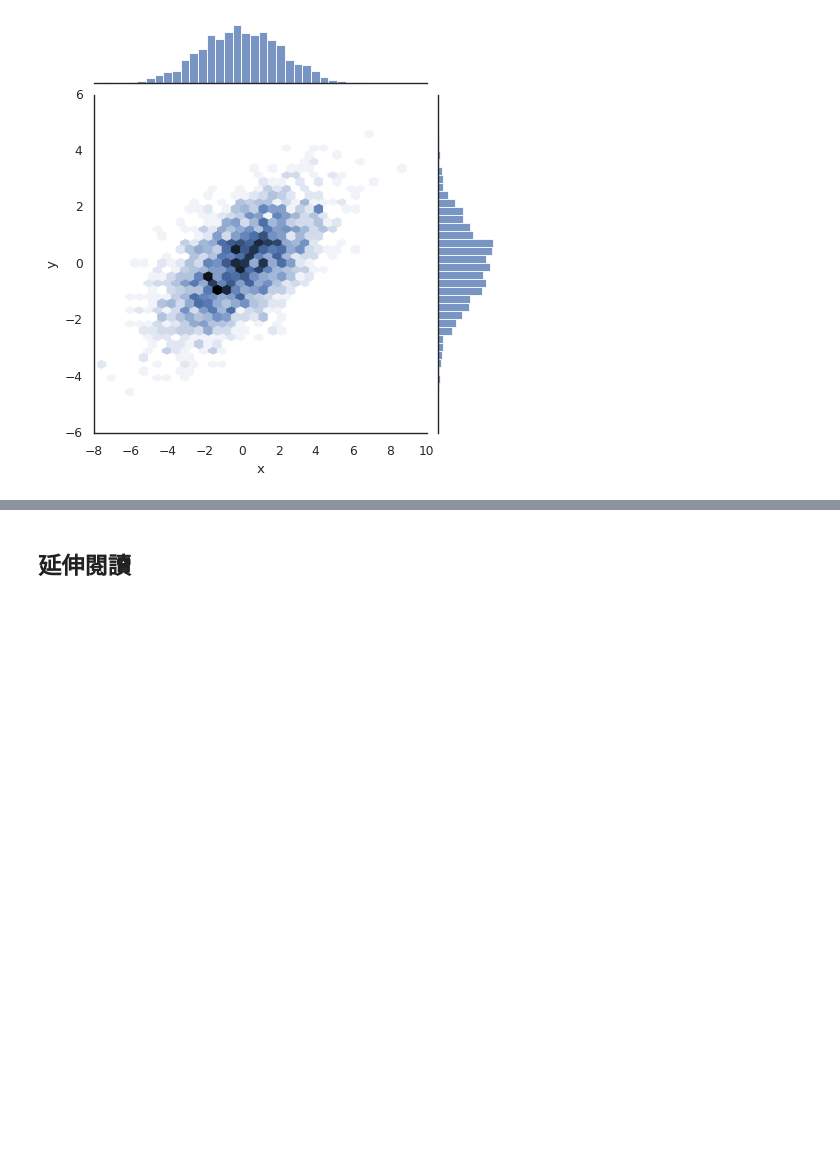
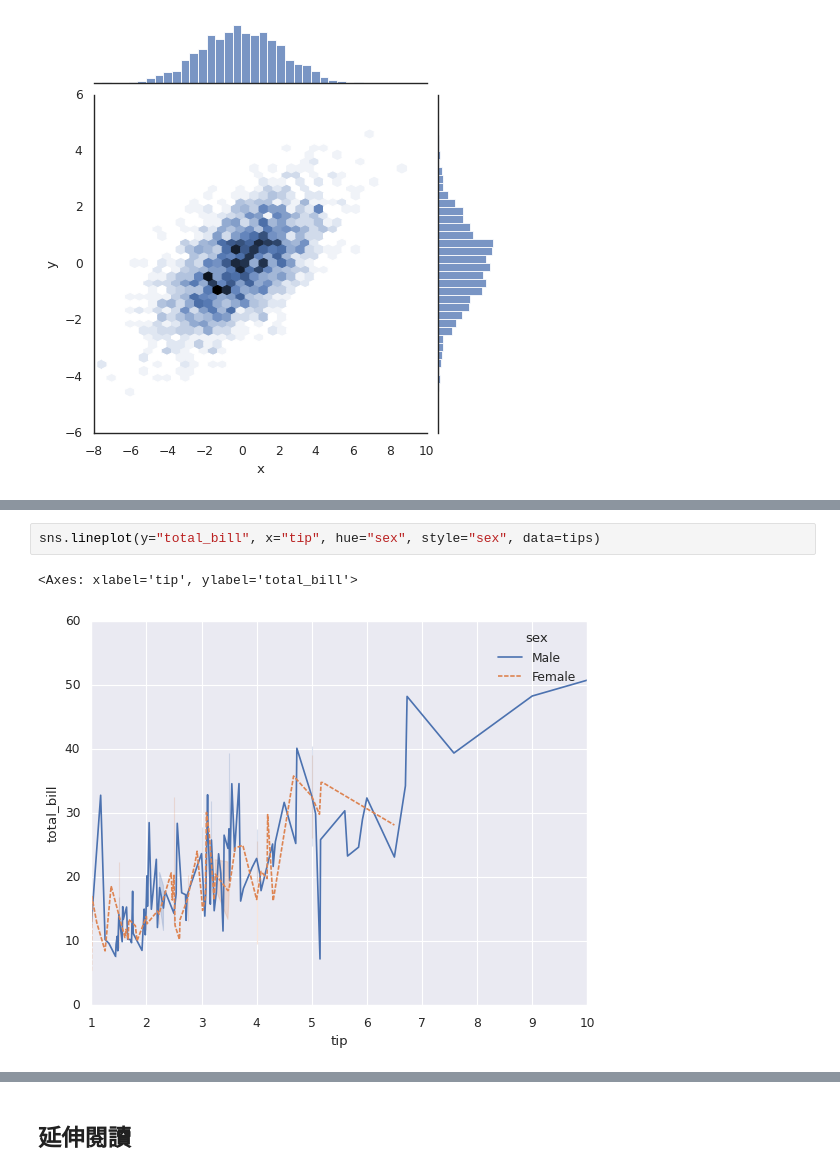
Before and after one commit to willismax/MediaSystem-Python-Course, a Jupyter notebook: 01.Intro-Python/來畫圖好嗎_資料視覺化.ipynb, the cells around one changed output, grey strips where cells are left out. Saved outputs shown, nothing was run; the diff lists cells and outputs as text; blank space fills up the shorter version.

```diff
--- a/01.Intro-Python/來畫圖好嗎_資料視覺化.ipynb
+++ b/01.Intro-Python/來畫圖好嗎_資料視覺化.ipynb
@@ -858,0 +896,5 @@ with sns.axes_style('white'):
+# %%
+sns.lineplot(y="total_bill", x="tip", hue="sex", style="sex", data=tips)
+# %% [output]
+<Axes: xlabel='tip', ylabel='total_bill'>
+[figure, added]
```
Also changed, not shown: parts of 10 cells of this notebook.
